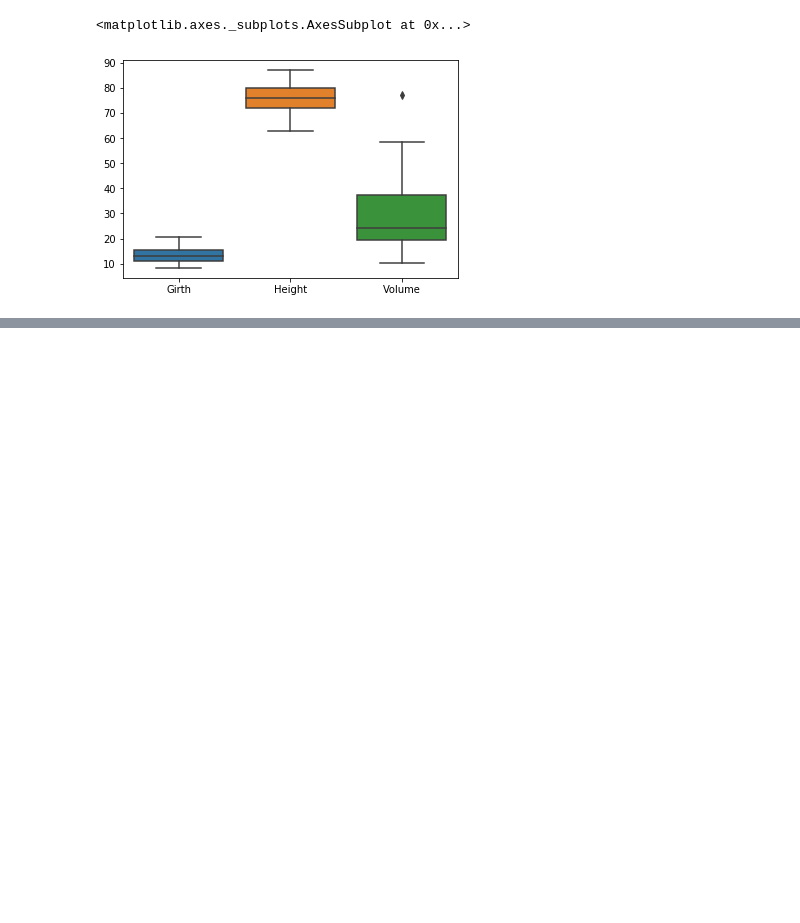
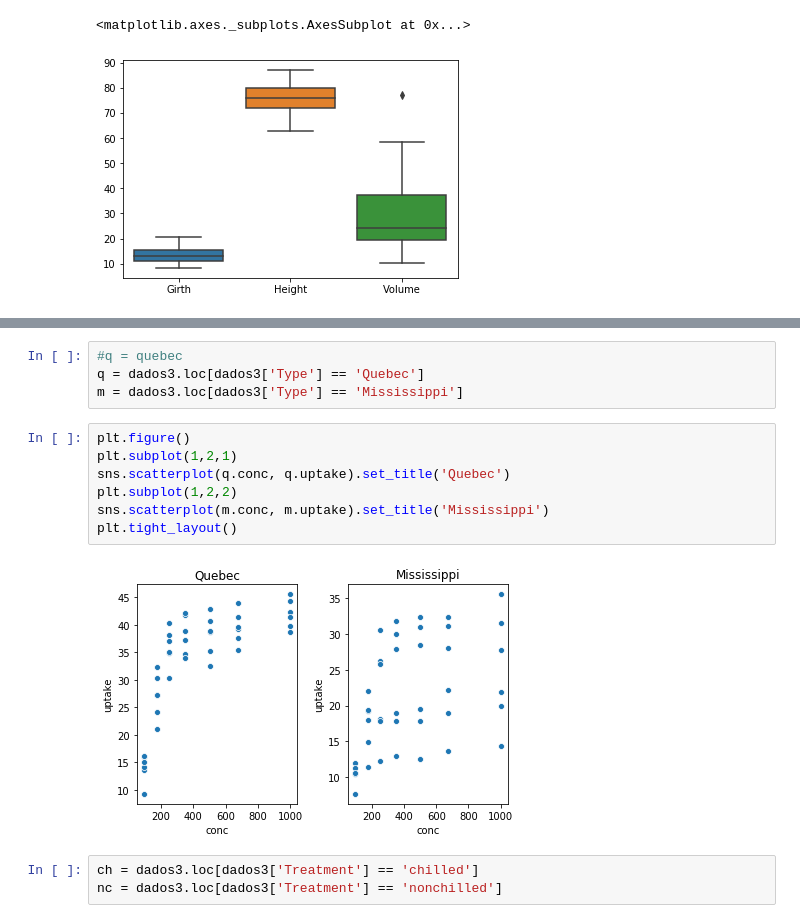
Before and after one commit to filipanselmo11/Ciencia_De_Dados_Python_e_R, a Jupyter notebook: grafico_e_dashboards.ipynb, the cells around one changed output, grey strips where cells are left out. Saved outputs shown, nothing was run; the diff lists cells and outputs as text; blank space fills up the shorter version.

```diff
--- a/grafico_e_dashboards.ipynb
+++ b/grafico_e_dashboards.ipynb
@@ -211,0 +320,16 @@ sns.boxplot(data = base)
+# %%
+#q = quebec
+q = dados3.loc[dados3['Type'] == 'Quebec']
+m = dados3.loc[dados3['Type'] == 'Mississippi']
+# %%
+plt.figure()
+plt.subplot(1,2,1)
+sns.scatterplot(q.conc, q.uptake).set_title('Quebec')
+plt.subplot(1,2,2)
+sns.scatterplot(m.conc, m.uptake).set_title('Mississippi')
+plt.tight_layout()
+# %% [output]
+[figure, added]
+# %%
+ch = dados3.loc[dados3['Treatment'] == 'chilled']
+nc = dados3.loc[dados3['Treatment'] == 'nonchilled']
```
Also changed, not shown: parts of 18 cells of this notebook.
